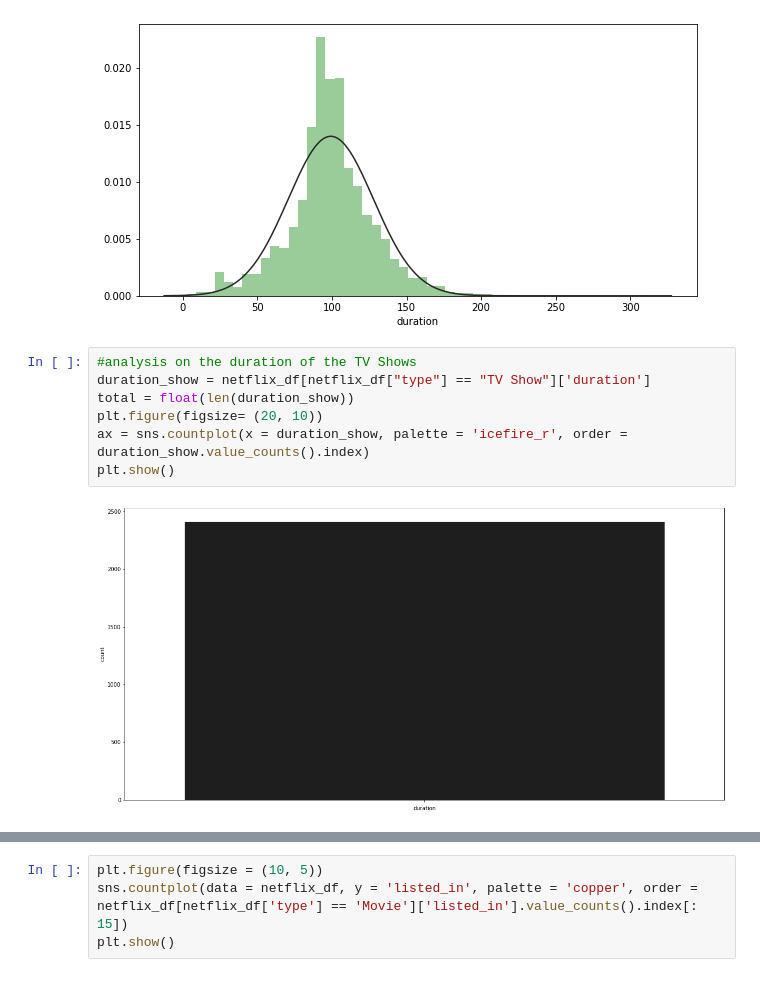
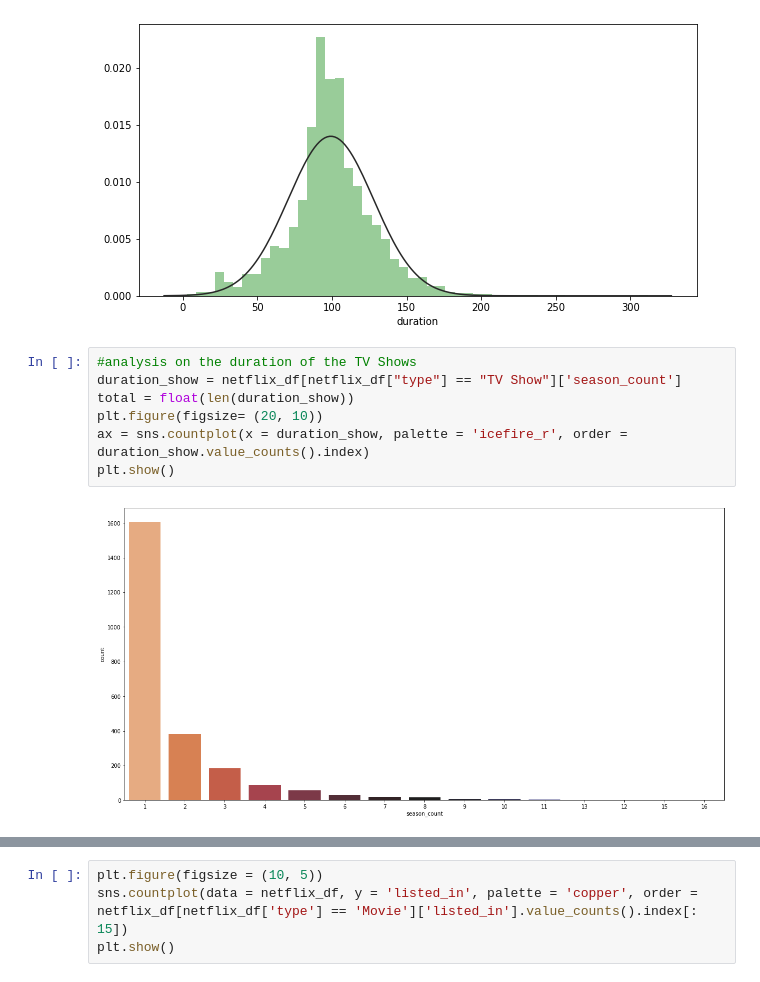
Before and after one commit to NayanaPradeep/Netflix-Movies-and-TV-Shows-Clustering, a Jupyter notebook: NETFLIX_MOVIES_AND_TV_SHOWS_CLUSTERING.ipynb, the cells around one changed output, grey strips where cells are left out. Drawn from its saved outputs; the diff is of its cells as text.

```diff
--- a/NETFLIX_MOVIES_AND_TV_SHOWS_CLUSTERING.ipynb
+++ b/NETFLIX_MOVIES_AND_TV_SHOWS_CLUSTERING.ipynb
@@ -661,13 +661,13 @@ plt.show()
 [figure]
 # %%
 #analysis on the duration of the TV Shows
-duration_show = netflix_df[netflix_df["type"] == "TV Show"]['duration']
+duration_show = netflix_df[netflix_df["type"] == "TV Show"]['season_count']
 total = float(len(duration_show))
 plt.figure(figsize= (20, 10))
 ax = sns.countplot(x = duration_show, palette = 'icefire_r', order = duration_show.value_counts().index)
 plt.show()
 # %% [output]
-[figure, old version]
+[figure, new version]
 # %%
 netflix_df['listed_in'].value_counts()
 # %% [output]
```
Also changed, not shown: parts of 24 cells of this notebook.
